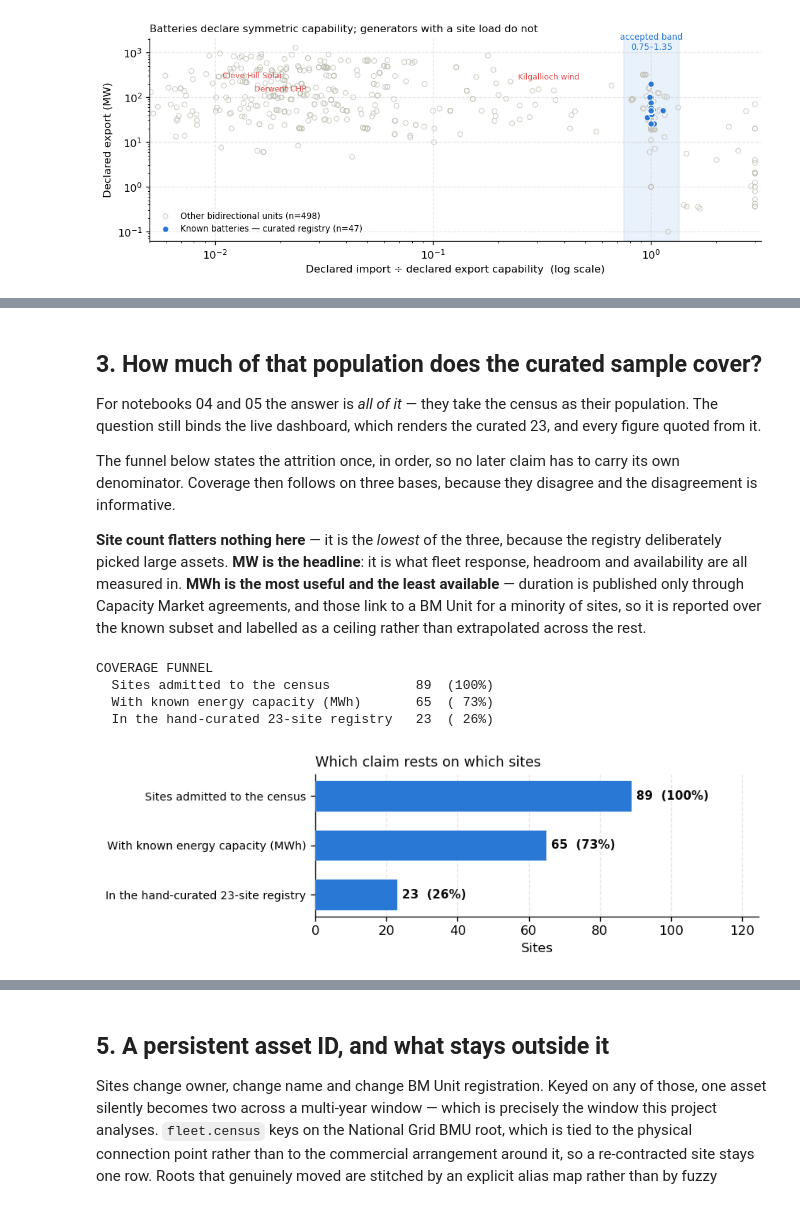
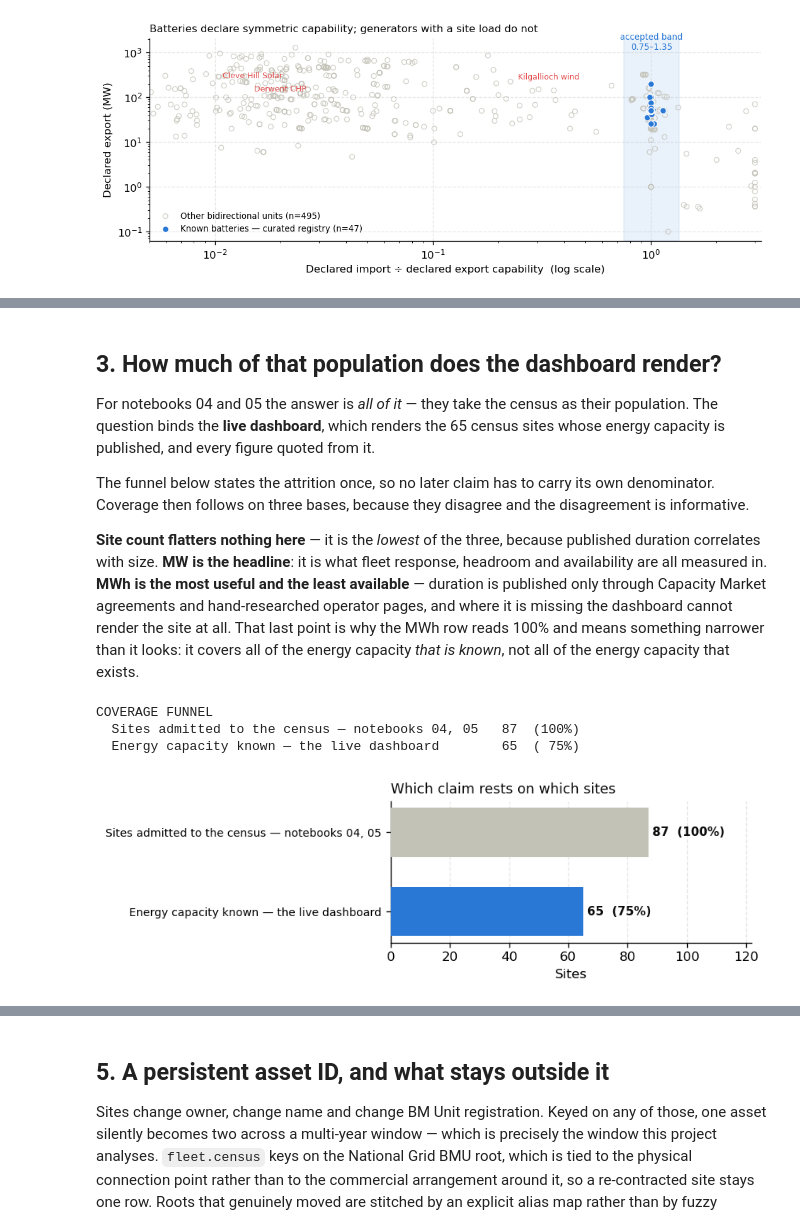
Before and after one commit to shaw029/power-trading, a Jupyter notebook: notebooks/06_fleet_coverage_census.ipynb, the cells around one changed output, grey strips where cells are left out. Drawn from its saved outputs; the diff is of its cells as text; code cells hidden in the pictures.

```diff
--- a/notebooks/06_fleet_coverage_census.ipynb
+++ b/notebooks/06_fleet_coverage_census.ipynb
@@ -46,6 +59,7 @@ the BM-registered fleet, not of GB storage — and sections 5 and 7 size what th
 # %%
 %matplotlib inline
 
+import datetime as dt
 import sys
 import warnings
 from pathlib import Path
@@ -61,7 +75,20 @@ sys.path.insert(0, str(REPO_ROOT))
 from src.utils.poster import save_poster_fig
 
 from fleet import ancillary, census, coverage
-from fleet.registry import FLEET
+from fleet.curated import CURATED_SITES
+from fleet.registry import REGISTRY
+
+# ── Frozen vintage ──────────────────────────────────────────────────────────
+# The registers behind the census and NESO's auction results are both live, so
+# an unpinned run returns a different population and different revenue every
+# day, and every number below moves with it. This notebook fixes both at
+# 2026-08-24 — the same date notebooks 04, 05 and 06 all use, so the three are
+# directly comparable. The library default is unpinned; this is a notebook
+# decision, set here rather than in the repo.
+#
+# To move the analysis on: change this date, re-run, and update any figure of
+# this notebook's that README.md, DATA_ARCHITECTURE.md or the poster quote.
+census.SNAPSHOT = dt.date(2026, 8, 24)
 
 warnings.filterwarnings("ignore")
 
@@ -74,12 +101,13 @@ plt.rcParams.update({
     "grid.linestyle": "--",
 })
 
-# Same design system as notebooks 04 and 05. The two-class split used throughout
-# this notebook is "covered by the registry" against "the gap" — both are real
-# quantities, so both get a real colour rather than one fading into grey.
+# Same design system as notebooks 04 and 05. The split used throughout this
+# notebook is "what the dashboard can render" against "what it cannot" — both
+# real quantities, so both get a real colour rather than one fading into grey.
 C = {
     "ink":       "#0b0b0b",
     "covered":   "#2a78d6",
+    "covered_lo": "#8fb9e8",
     "gap":       "#e34948",
     "discharge": "#1baf7a",
     "mid":       "#c98500",
@@ -90,10 +118,8 @@ C = {
 # revenue section in part 7 reaches back as far as NESO published per-unit
 # results, which is further than the dispatch window. Starting it at 2018 shows
 # the whole of what is obtainable, including the years that are simply absent.
-import datetime as dt
-
 ANALYSIS_START = dt.date(2018, 1, 1)
-ANALYSIS_END = dt.date(2026, 8, 19)
+ANALYSIS_END = dt.date(2026, 8, 24)
 # %% [markdown]
 ## 1. Building the census — and auditing it before trusting it
 
@@ -300,20 +404,21 @@ plt.show()
 # %% [markdown]
-## 3. How much of that population does the curated sample cover?
+## 3. How much of that population does the dashboard render?
 
 For notebooks 04 and 05 the answer is *all of it* — they take the census as their population.
-The question still binds the live dashboard, which renders the curated 23, and every figure
-quoted from it.
+The question binds the **live dashboard**, which renders the 65 census sites whose energy
+capacity is published, and every figure quoted from it.
 
-The funnel below states the attrition once, in order, so no later claim has to carry its own
+The funnel below states the attrition once, so no later claim has to carry its own
 denominator. Coverage then follows on three bases, because they disagree and the disagreement
 is informative.
 
-**Site count flatters nothing here** — it is the *lowest* of the three, because the registry
-deliberately picked large assets. **MW is the headline**: it is what fleet response, headroom
-and availability are all measured in. **MWh is the most useful and the least available** —
-duration is published only through Capacity Market agreements, and those link to a BM Unit for
-a minority of sites, so it is reported over the known subset and labelled as a ceiling rather
-than extrapolated across the rest.
+**Site count flatters nothing here** — it is the *lowest* of the three, because published
+duration correlates with size. **MW is the headline**: it is what fleet response, headroom and
+availability are all measured in. **MWh is the most useful and the least available** — duration
+is published only through Capacity Market agreements and hand-researched operator pages, and
+where it is missing the dashboard cannot render the site at all. That last point is why the MWh
+row reads 100% and means something narrower than it looks: it covers all of the energy capacity
+*that is known*, not all of the energy capacity that exists.
 # %%
 # Figure 3 — a coverage funnel: which claim applies to which population.
 #
@@ -325,41 +430,43 @@ than extrapolated across the rest.
 # row would read 100% and tell the reader nothing.
 # Every stage is in sites. The BM Unit screening count is in the audit line of
 # section 2, not on a shared percentage axis with site counts.
+#
+# Two stages, not three: the dashboard's population *is* the known-MWh subset,
+# which the cell in section 2 asserts rather than assumes, so a separate row for
+# it would repeat the number rather than attrit it.
 funnel = [
-    ("Sites admitted to the census", len(table)),
-    ("With known energy capacity (MWh)", int(table["capacity_mwh"].notna().sum())),
-    ("In the hand-curated 23-site registry", int(table["in_registry"].sum())),
+    ("Sites admitted to the census — notebooks 04, 05", len(table)),
+    ("Energy capacity known — the live dashboard", int(table["in_dashboard"].sum())),
 ]
 width = max(len(n) for n, _ in funnel)
 top = funnel[0][1]
 print("COVERAGE FUNNEL")
 for name, n in funnel:
     print(f"  {name:<{width}}  {n:3}  ({n / top:4.0%})")
 
 fig, ax = plt.subplots(figsize=(7.2, 2.4))
 y = np.arange(len(funnel))
 vals = [n for _, n in funnel]
-ax.barh(y, vals, height=0.62, color=C["covered"], zorder=3)
+ax.barh(y, vals, height=0.62, color=[C["ghost"], C["covered"]], zorder=3)
 for i, n in enumerate(vals):
     ax.text(n + top * 0.015, i, f"{n}  ({n / top:.0%})", va="center",
             fontsize=9, fontweight="bold", color=C["ink"])
 ax.set_yticks(y, [n for n, _ in funnel], fontsize=8.5)
 ax.invert_yaxis()
 ax.grid(axis="y", visible=False)
 ax.set_xlim(0, top * 1.4)
 ax.set_xlabel("Sites")
 ax.set_title("Which claim rests on which sites", fontsize=10.5, loc="left",
              color=C["ink"])
 plt.tight_layout()
 # Print-resolution export: the coverage funnel.
 save_poster_fig(fig, "nb06_fig_coverage_funnel")
 
 plt.show()
 # %% [output]
 COVERAGE FUNNEL
-  Sites admitted to the census           89  (100%)
-  With known energy capacity (MWh)       65  ( 73%)
-  In the hand-curated 23-site registry   23  ( 26%)
+  Sites admitted to the census — notebooks 04, 05   87  (100%)
+  Energy capacity known — the live dashboard        65  ( 75%)
-[figure, old version]
+[figure, new version]
 # %%
 stats = coverage.representativeness(table)
```
Also changed, not shown: parts of 25 cells of this notebook, 25 other files.
